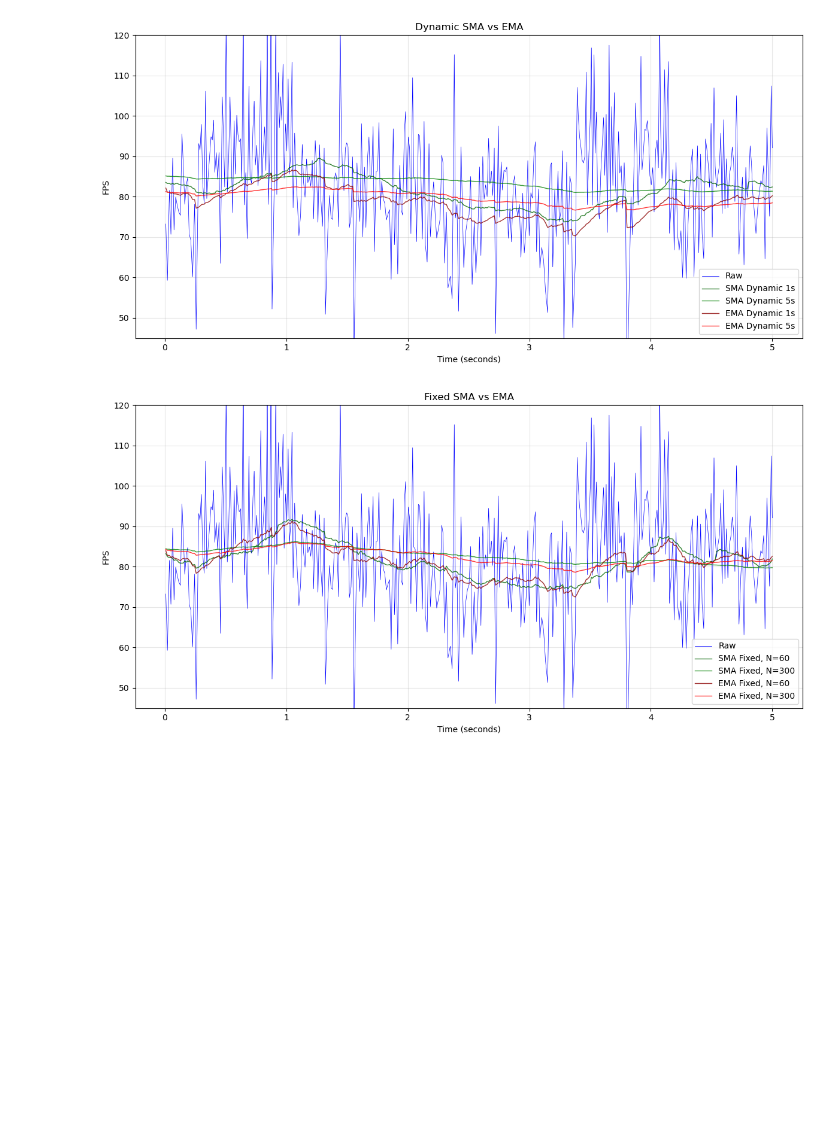
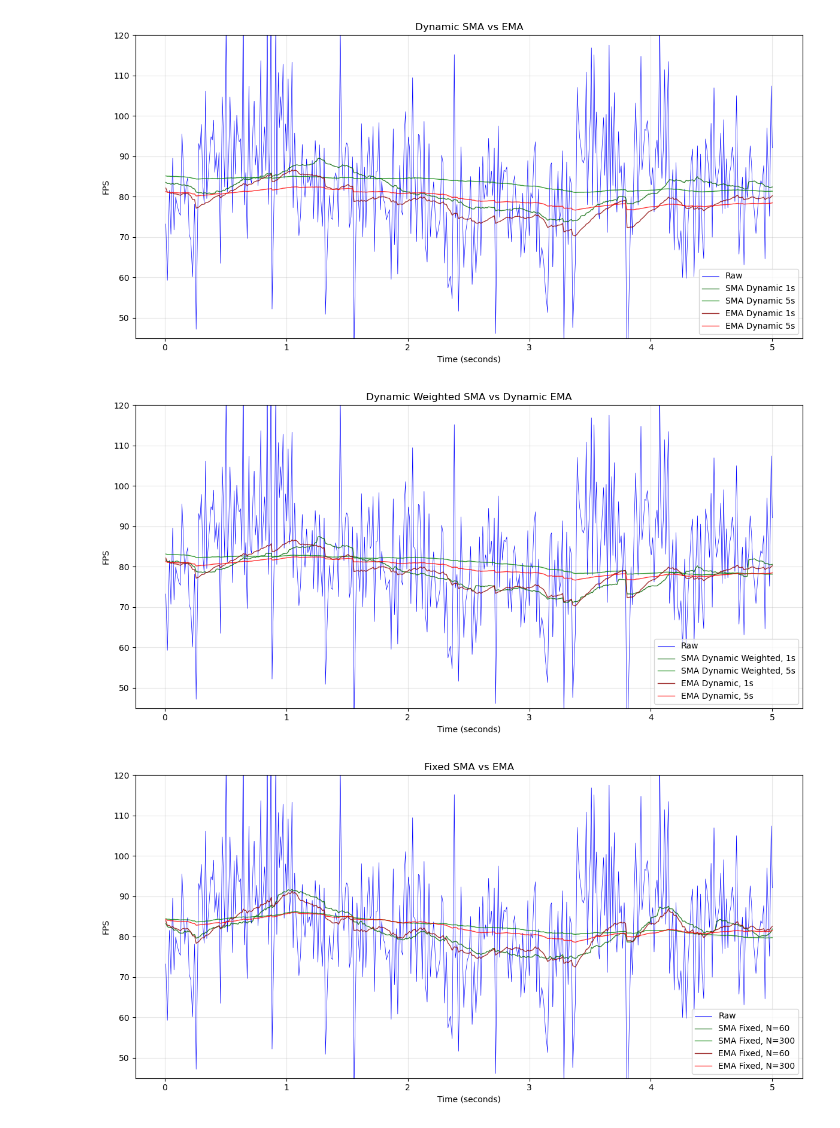
Before and after one commit to wilgaboury/blog, a Jupyter notebook: other/fps-analysis/frame_analysis.ipynb, the cells around one changed output. Cells and saved outputs as stored; diff of their text form; code cells hidden in the pictures; blank space fills up the shorter version.

Commit message:
Add new dynamic weighted sma

```diff
--- a/other/fps-analysis/frame_analysis.ipynb
+++ b/other/fps-analysis/frame_analysis.ipynb
@@ -86,6 +92,8 @@ fps_sma_fix_60 = sma_fix(frame_durs, 60)[-len(times):]
 fps_sma_fix_300 = sma_fix(frame_durs, 300)[-len(times):]
 fps_sma_dyn_1s = sma_dyn(frame_times, frame_durs, 1)[-len(times):]
 fps_sma_dyn_5s = sma_dyn(frame_times, frame_durs, 5)[-len(times):]
+fps_sma_dyn_wei_1s = sma_dyn_wei(frame_times, frame_durs, 1)[-len(times):]
+fps_sma_dyn_wei_5s = sma_dyn_wei(frame_times, frame_durs, 5)[-len(times):]
 fps_ema_fix_60 = ema_fix(frame_durs, 60)[-len(times):]
 fps_ema_fix_300 = ema_fix(frame_durs, 300)[-len(times):]
 fps_ema_dyn_1s = ema_dyn(frame_durs, 1)[-len(times):]
@@ -115,6 +123,29 @@ plt.savefig('dyn_sma_ema.png',
 plt.show()
 # %% [output]
 [figure]
+# %%
+plt.figure(figsize=(12, 6))
+plt.plot(times, fps_raw, 'b-', label="Raw", linewidth=0.5)
+plt.plot(times, fps_sma_dyn_wei_1s, 'darkgreen', label="SMA Dynamic Weighted, 1s", linewidth=1, alpha=0.8)
+plt.plot(times, fps_sma_dyn_wei_5s, 'green', label="SMA Dynamic Weighted, 5s", linewidth=1, alpha=0.8)
+plt.plot(times, fps_ema_dyn_1s, 'darkred', label="EMA Dynamic, 1s", linewidth=1, alpha=0.8)
+plt.plot(times, fps_ema_dyn_5s, 'red', label="EMA Dynamic, 5s", linewidth=1, alpha=0.8)
+plt.xlabel('Time (seconds)')
+plt.ylabel('FPS')
+plt.title('Dynamic Weighted SMA vs Dynamic EMA')
+plt.legend(loc='lower right')
+plt.grid(True, alpha=0.3)
+plt.tight_layout()
+plt.ylim(45, 120)
+plt.savefig('dyn_wei_sma_ema.png',
+            dpi=300,
+            bbox_inches='tight',
+            transparent=False,
+            facecolor='white',
+            edgecolor='none')
+plt.show()
+# %% [output]
+[figure, added]
 # %%
 plt.figure(figsize=(12, 6))
 plt.plot(times, fps_raw, 'b-', label="Raw", linewidth=0.5)
```
Also changed, not shown: parts of 6 cells of this notebook, 8 other files.
